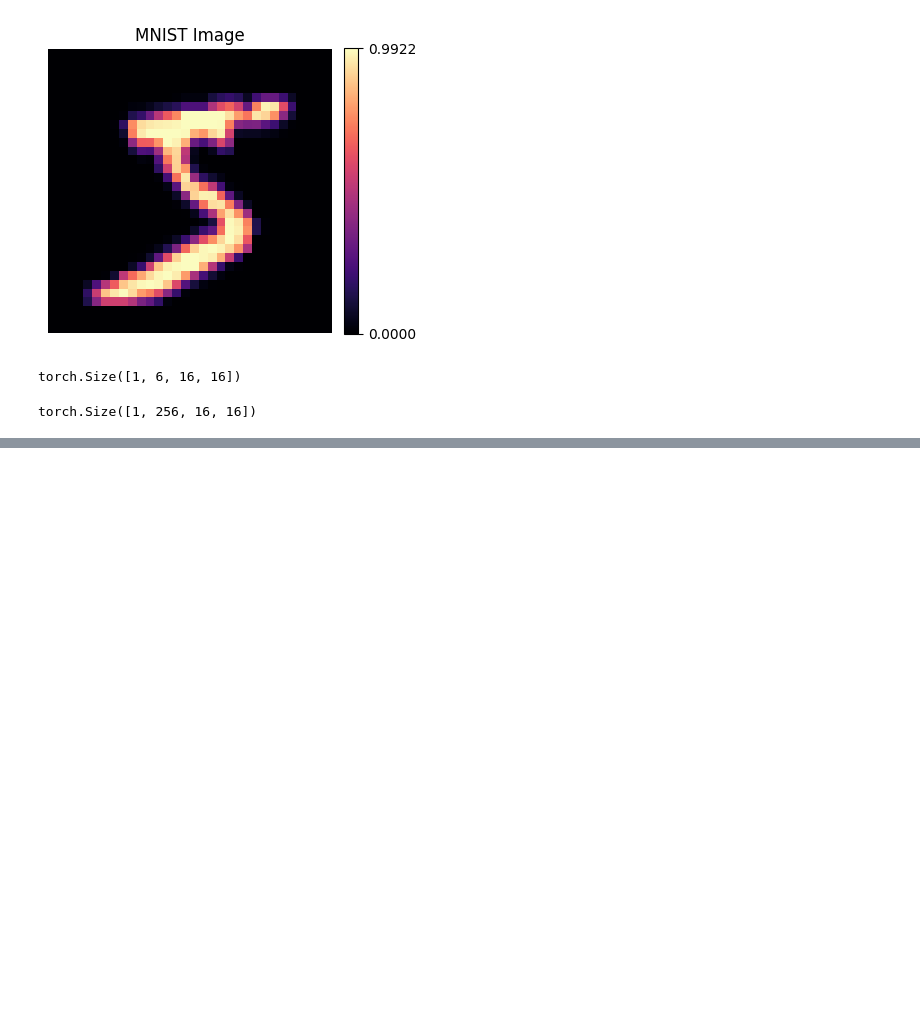
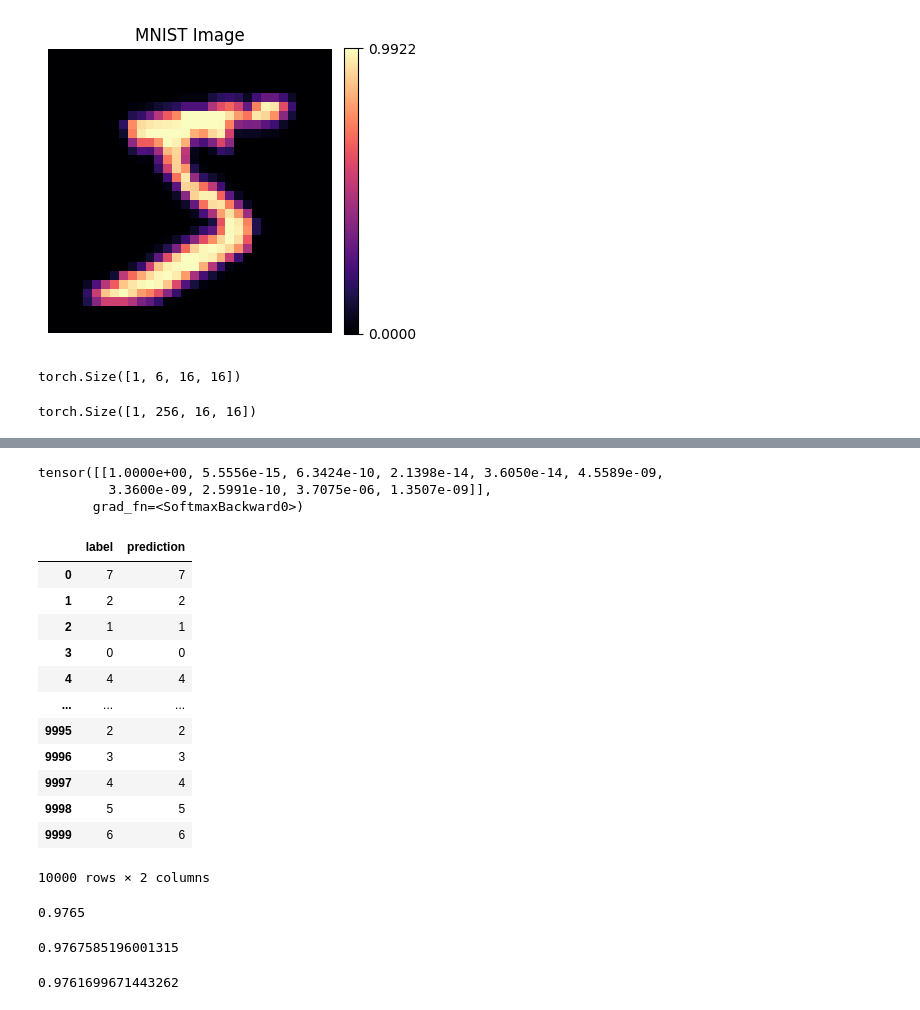
Before and after one commit to valentinafeve/interpretability, a Jupyter notebook: notebook_v2.ipynb, the cells around one changed output, grey strips where cells are left out. Saved outputs shown, nothing was run; the diff lists cells and outputs as text; code cells hidden in the pictures; blank space fills up the shorter version.

```diff
--- a/notebook_v2.ipynb
+++ b/notebook_v2.ipynb
@@ -351,7 +374,7 @@ mnist_testset.target_transform = lambda x: one_hot_encode(x, n_classes=10)
 # %%
 BATCH_SIZE = 256
 train_dataloader = torch.utils.data.DataLoader(mnist_trainset, batch_size=BATCH_SIZE, shuffle=True)
-test_dataloader = torch.utils.data.DataLoader(mnist_testset, batch_size=BATCH_SIZE, shuffle=False)
+test_dataloader = torch.utils.data.DataLoader(mnist_testset, batch_size=1, shuffle=False)
 # %%
 plot_tensor(mnist_trainset[0][0].permute(1, 2, 0), title="MNIST Image")
 # %% [output]
@@ -455,0 +485,6 @@ torch.Size([1024, 32, 32])
+# %%
+y
+# %% [output]
+tensor([[1.0000e+00, 5.5556e-15, 6.3424e-10, 2.1398e-14, 3.6050e-14, 4.5589e-09,
+         3.3600e-09, 2.5991e-10, 3.7075e-06, 1.3507e-09]],
+       grad_fn=<SoftmaxBackward0>)
@@ -455,0 +493,10 @@ torch.Size([1024, 32, 32])
+# %%
+results = []
+for images, labels in tqdm(test_dataloader, desc="Evaluación", leave=False):
+    y_pred, icnn_output = model(images)
+    y_pred = torch.argmax(y_pred, dim=1)
+    labels = torch.argmax(labels, dim=1)
+    results.append({
+        "label": labels.item(),
+        "prediction": y_pred.item()
+    })
@@ -455,0 +505,29 @@ torch.Size([1024, 32, 32])
+# %%
+df_results = pd.DataFrame(results)
+df_results
+# %% [output]
+|  | label | prediction |
+| 0 | 7 | 7 |
+| 1 | 2 | 2 |
+| 2 | 1 | 1 |
+| 3 | 0 | 0 |
+| 4 | 4 | 4 |
+| ... | ... | ... |
+| 9995 | 2 | 2 |
+| 9996 | 3 | 3 |
+| 9997 | 4 | 4 |
+| 9998 | 5 | 5 |
+| 9999 | 6 | 6 |
+10000 rows × 2 columns
+# %%
+accuracy_score(df_results["label"], df_results["prediction"])
+# %% [output]
+0.9765
+# %%
+precision_score(df_results["label"], df_results["prediction"], average="macro")
+# %% [output]
+0.9767585196001315
+# %%
+recall_score(df_results["label"], df_results["prediction"], average="macro")
+# %% [output]
+0.9761699671443262
```
Also changed, not shown: parts of 29 cells of this notebook.
